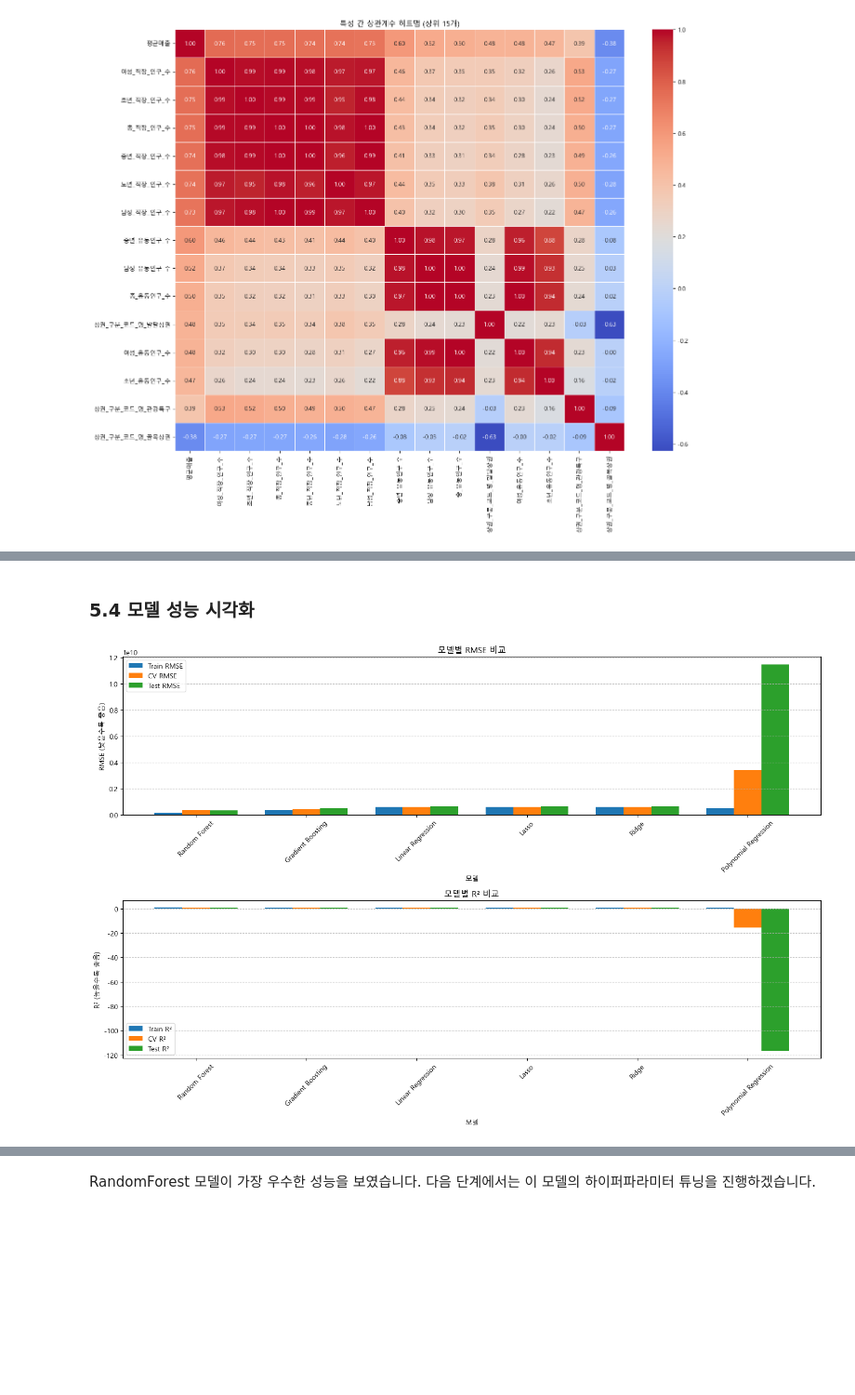
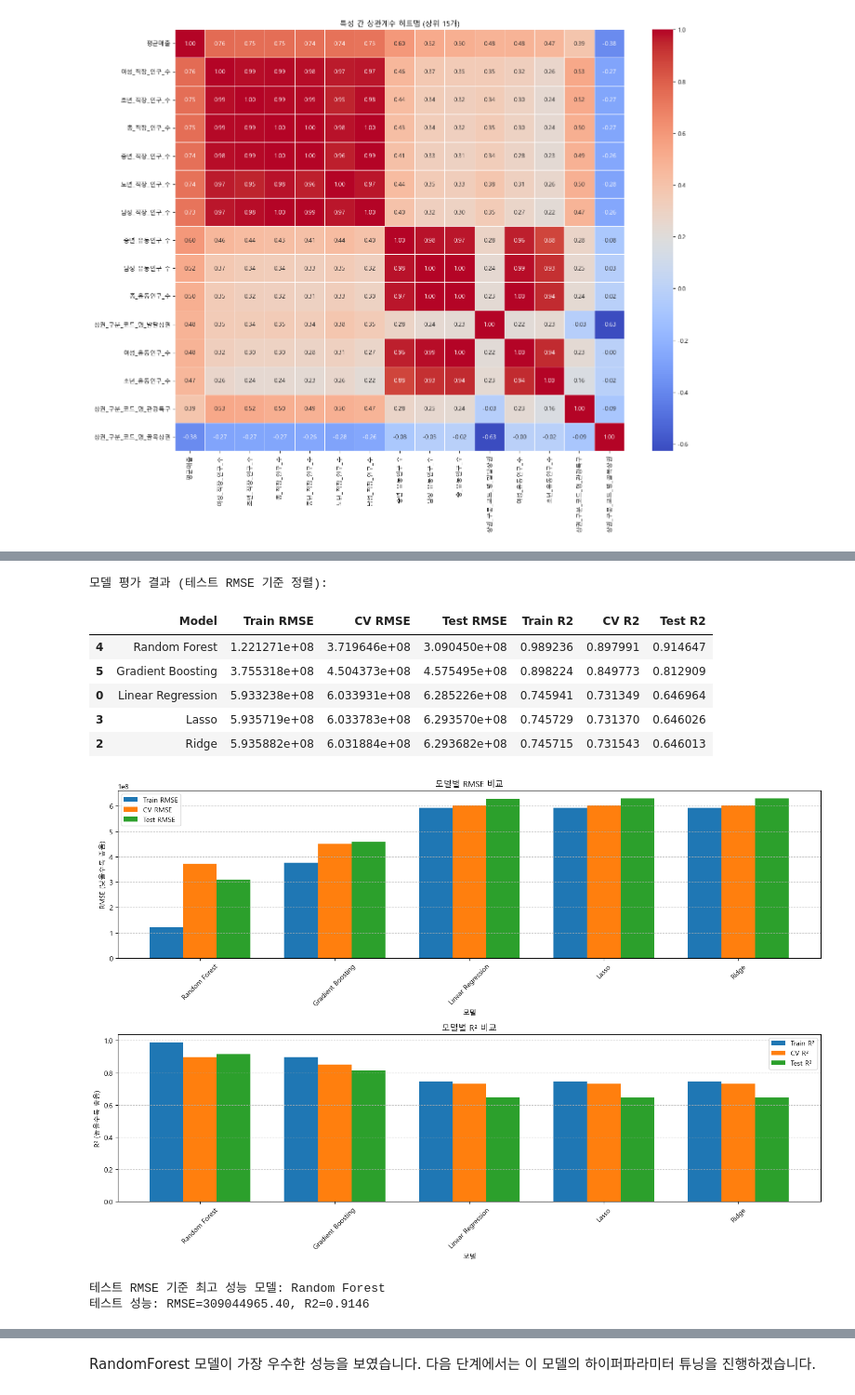
Before and after one commit to itsjulianjeong/supervised_team_project, a Jupyter notebook: seoul_restaurant_sales_prediction_refactored.ipynb, the cells around one changed output, grey strips where cells are left out. Shown at 93% size. Saved outputs shown, nothing was run; the diff lists cells and outputs as text; code cells hidden in the pictures; blank space fills up the shorter version.

```diff
--- a/seoul_restaurant_sales_prediction_refactored.ipynb
+++ b/seoul_restaurant_sales_prediction_refactored.ipynb
@@ -21,7 +21,7 @@ plt.rcParams['axes.unicode_minus'] = False
 # 머신러닝 모델링 라이브러리
 from sklearn.model_selection import train_test_split, GridSearchCV, cross_val_score
 from sklearn.preprocessing import StandardScaler, OneHotEncoder, PolynomialFeatures
-from sklearn.metrics import r2_score, mean_absolute_error, root_mean_squared_error
+from sklearn.metrics import r2_score, mean_absolute_error, root_mean_squared_error, mean_squared_error
 from sklearn.linear_model import LinearRegression, Ridge, Lasso
 from sklearn.ensemble import RandomForestRegressor, GradientBoostingRegressor
 from sklearn.pipeline import Pipeline
@@ -31,6 +31,9 @@ from sklearn.impute import SimpleImputer
 # 결과 저장 디렉토리 생성
 Path('plots').mkdir(exist_ok=True)
 Path('models').mkdir(exist_ok=True)
+
+# 랜덤 시드 설정
+RANDOM_STATE = 42
 # %% [markdown]
 ### 1.2 데이터 로드
 # %%
@@ -711,6 +941,6 @@ plt.show()
 # %%
 # 훈련/테스트 데이터 분할 (테스트 데이터 20%)
-X_train, X_test, y_train, y_test = train_test_split(X, y, test_size=0.2, random_state=42)
+X_train, X_test, y_train, y_test = train_test_split(X, y, test_size=0.2, random_state=RANDOM_STATE)
 
 # 모델 정의 - 다양한 회귀 모델로 비교 분석
 models = {
@@ -720,24 +950,24 @@ models = {
     ]),
     'Polynomial Regression': Pipeline([
         ('preprocessor', preprocessor),
-        ('poly', PolynomialFeatures(degree=2, include_bias=False)),  # 다항식 특성 생성 (2차)
+        ('poly', PolynomialFeatures(degree=2)),  # 다항식 특성 생성 (2차)
         ('regressor', LinearRegression())
     ]),
     'Ridge': Pipeline([
         ('preprocessor', preprocessor),
-        ('regressor', Ridge(alpha=1.0))  # L2 정규화
+        ('regressor', Ridge(alpha=1.0, tol=1)) # L2 정규화
     ]),
     'Lasso': Pipeline([
         ('preprocessor', preprocessor),
-        ('regressor', Lasso(alpha=0.1))  # L1 정규화
+        ('regressor', Lasso(alpha=1.0, max_iter=8000, tol=1e-3))  # L1 정규화
     ]),
     'Random Forest': Pipeline([
         ('preprocessor', preprocessor),
-        ('regressor', RandomForestRegressor(n_estimators=100, max_depth=None, random_state=42))
+        ('regressor', RandomForestRegressor(n_estimators=100, max_depth=None, random_state=RANDOM_STATE))
     ]),
     'Gradient Boosting': Pipeline([
         ('preprocessor', preprocessor),
-        ('regressor', GradientBoostingRegressor(n_estimators=100, learning_rate=0.1, random_state=42))
+        ('regressor', GradientBoostingRegressor(n_estimators=100, learning_rate=0.1, random_state=RANDOM_STATE))
     ])
 }
 
@@ -860,16 +1067,26 @@ print(results_df[display_cols])
-# %% [markdown]
-### 5.4 모델 성능 시각화
 # %%
+# 모델 성능 비교 테이블 생성 (테스트 RMSE 기준 정렬)
+results_df = pd.DataFrame(results).sort_values('Test RMSE')
+
+# 폴리노미얼 회귀 모델 제외한 결과 데이터프레임 생성
+results_df_filtered = results_df[results_df['Model'] != 'Polynomial Regression']
+
+# 모델 평가 결과 (테스트 RMSE 기준 정렬)
+display_cols = ['Model', 'Train RMSE', 'CV RMSE', 'Test RMSE', 'Train R2', 'CV R2', 'Test R2']
+print("\n모델 평가 결과 (테스트 RMSE 기준 정렬):")
+display(results_df_filtered[display_cols])
+
 # 모델별 성능 시각화 - 막대 그래프 (RMSE 및 R² 비교)
 plt.figure(figsize=(15, 10))
 
+# 필터링된 모델 목록
+models_list = results_df_filtered['Model'].tolist()
+train_rmse_list = results_df_filtered['Train RMSE'].tolist()
+cv_rmse_list = results_df_filtered['CV RMSE'].tolist()
+test_rmse_list = results_df_filtered['Test RMSE'].tolist()
+
 # 1. RMSE 비교 그래프
 plt.subplot(2, 1, 1)
-models_list = results_df['Model'].tolist()
-train_rmse_list = results_df['Train RMSE'].tolist()
-cv_rmse_list = results_df['CV RMSE'].tolist()
-test_rmse_list = results_df['Test RMSE'].tolist()
-
 # 막대 그래프 위치 설정
 x = np.arange(len(models_list))
 width = 0.25  # 막대 너비
@@ -878,34 +1095,49 @@ width = 0.25  # 막대 너비
 plt.bar(x - width, train_rmse_list, width, label='Train RMSE')
 plt.bar(x, cv_rmse_list, width, label='CV RMSE')
 plt.bar(x + width, test_rmse_list, width, label='Test RMSE')
 
 plt.xlabel('모델')
 plt.ylabel('RMSE (낮을수록 좋음)')
 plt.title('모델별 RMSE 비교')
 plt.xticks(x, models_list, rotation=45)
 plt.legend()
 plt.grid(axis='y', linestyle='--', alpha=0.7)
 
 # 2. R² 비교 그래프
 plt.subplot(2, 1, 2)
-train_r2_list = results_df['Train R2'].tolist()
-cv_r2_list = results_df['CV R2'].tolist()
-test_r2_list = results_df['Test R2'].tolist()
+train_r2_list = results_df_filtered['Train R2'].tolist()
+cv_r2_list = results_df_filtered['CV R2'].tolist()
+test_r2_list = results_df_filtered['Test R2'].tolist()
 
 # 훈련, 교차검증, 테스트 R² 막대 그래프 그리기
 plt.bar(x - width, train_r2_list, width, label='Train R²')
 plt.bar(x, cv_r2_list, width, label='CV R²')
 plt.bar(x + width, test_r2_list, width, label='Test R²')
 
 plt.xlabel('모델')
 plt.ylabel('R² (높을수록 좋음)')
 plt.title('모델별 R² 비교')
 plt.xticks(x, models_list, rotation=45)
 plt.legend()
 plt.grid(axis='y', linestyle='--', alpha=0.7)
 
 plt.tight_layout()
 plt.savefig('plots/model_performance.png', dpi=300, bbox_inches='tight')
 plt.show()
+
+# 최고 성능 모델 확인 (테스트 RMSE 기준, 폴리노미얼 제외)
+best_model_name = results_df_filtered.iloc[0]['Model']  # 필터링된 데이터에서 최고 모델 선택
+best_model = models[best_model_name]
+print(f"\n테스트 RMSE 기준 최고 성능 모델: {best_model_name}")
+print(f"테스트 성능: RMSE={results_df_filtered.iloc[0]['Test RMSE']:.2f}, R2={results_df_filtered.iloc[0]['Test R2']:.4f}")
 # %% [output]
+모델 평가 결과 (테스트 RMSE 기준 정렬):
+|  | Model | Train RMSE | CV RMSE | Test RMSE | Train R2 | CV R2 | Test R2 |
+| 4 | Random Forest | 1.221271e+08 | 3.719646e+08 | 3.090450e+08 | 0.989236 | 0.897991 | 0.914647 |
+| 5 | Gradient Boosting | 3.755318e+08 | 4.504373e+08 | 4.575495e+08 | 0.898224 | 0.849773 | 0.812909 |
+| 0 | Linear Regression | 5.933238e+08 | 6.033931e+08 | 6.285226e+08 | 0.745941 | 0.731349 | 0.646964 |
+| 3 | Lasso | 5.935719e+08 | 6.033783e+08 | 6.293570e+08 | 0.745729 | 0.731370 | 0.646026 |
+| 2 | Ridge | 5.935882e+08 | 6.031884e+08 | 6.293682e+08 | 0.745715 | 0.731543 | 0.646013 |
-[figure, old version]
+[figure, new version]
+테스트 RMSE 기준 최고 성능 모델: Random Forest
+테스트 성능: RMSE=309044965.40, R2=0.9146
```
Also changed, not shown: parts of 100 cells of this notebook.
